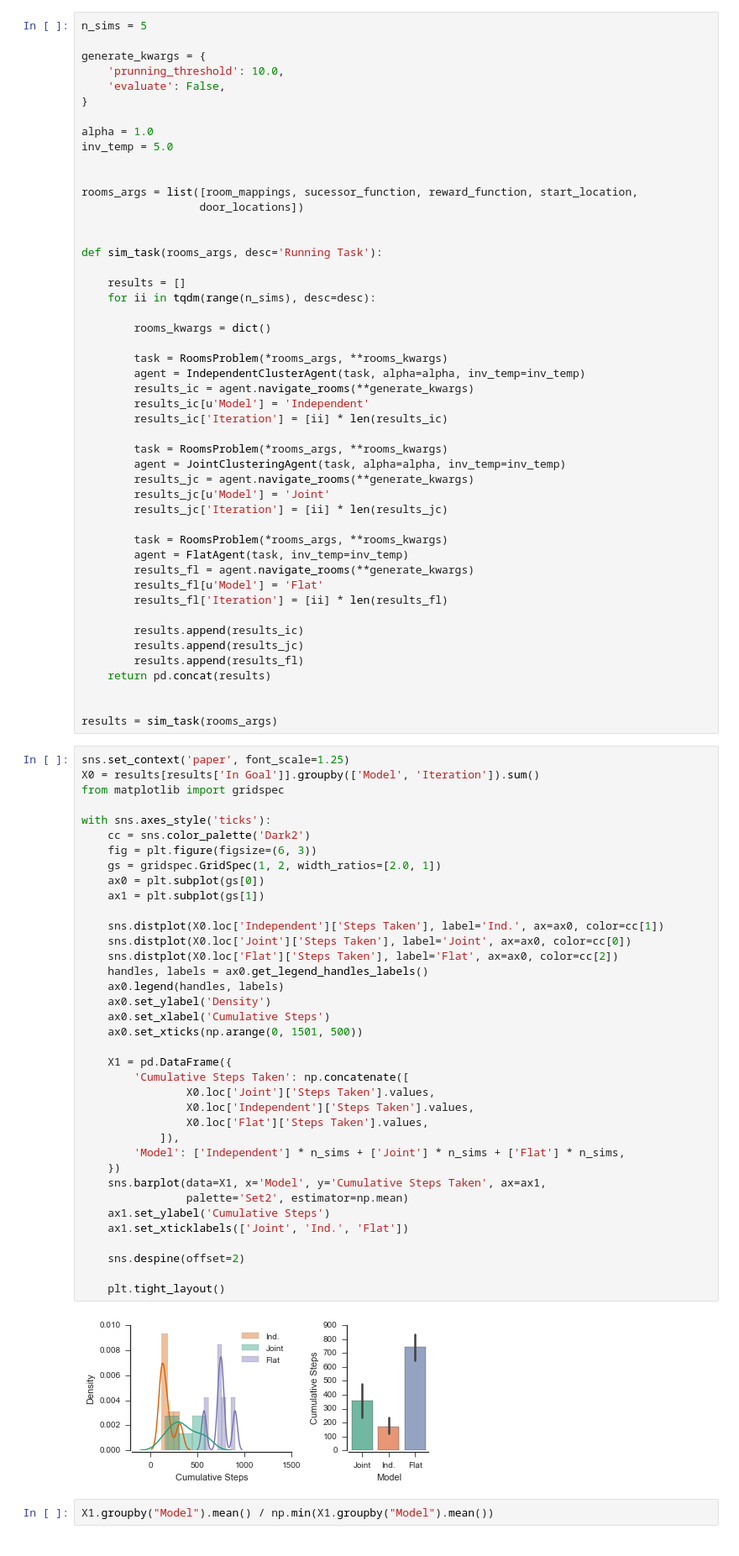
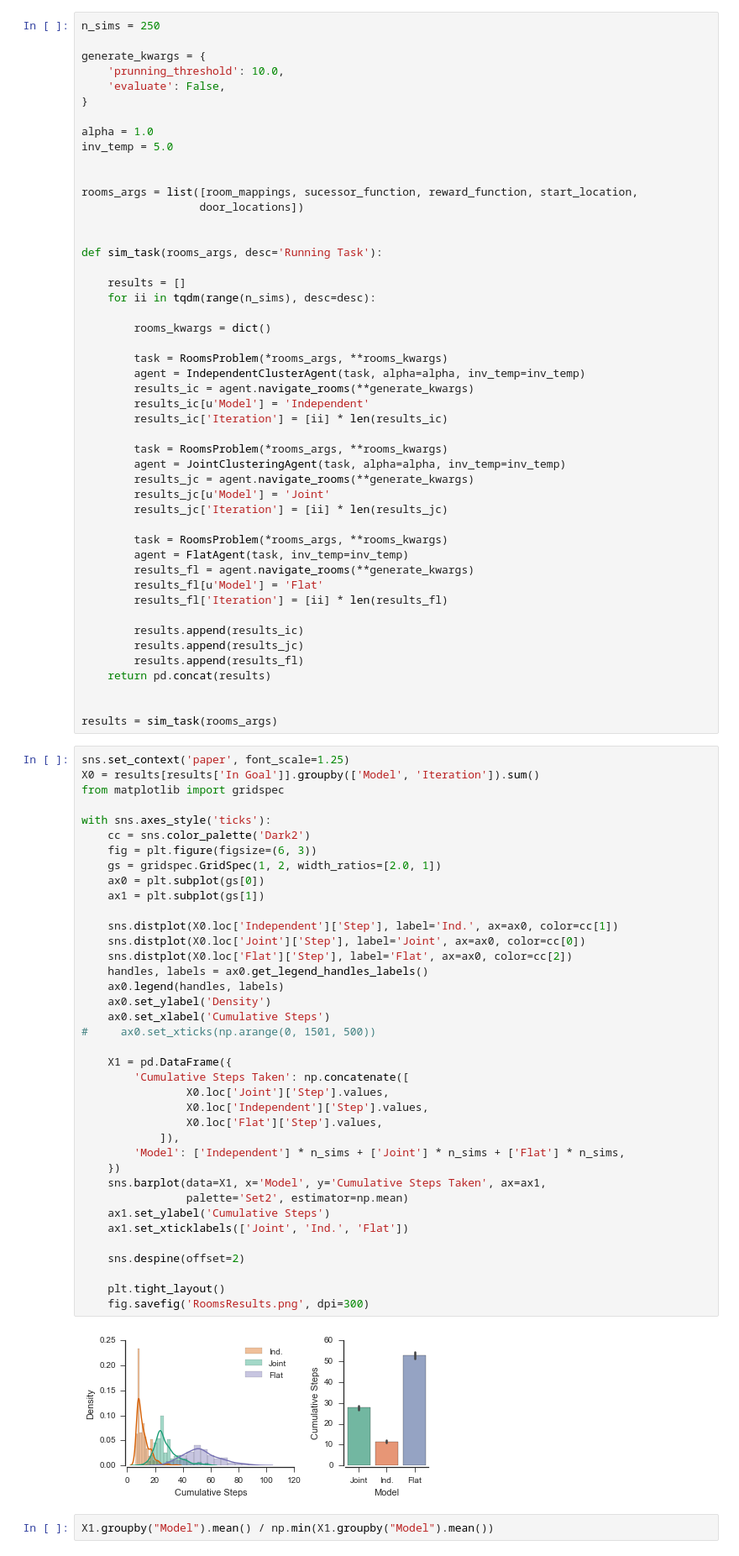
Before and after one commit to nicktfranklin/IndependentClusters, a Jupyter notebook: Rooms Problem.ipynb, the cells around one changed output. Shown at 84% size. Drawn from its saved outputs; the diff is of its cells as text.

```diff
--- a/Rooms Problem.ipynb
+++ b/Rooms Problem.ipynb
@@ -53,7 +53,7 @@ start_location = {r: (0,0) for r in range(9)}
 # make it easy, each door is in the same spot
 door_locations = {r: {'A':(5, 5), 'B':(5, 0), 'C':(0, 5)} for r in range(9)}
 # %%
-n_sims = 5
+n_sims = 250
 
 generate_kwargs = {
     'prunning_threshold': 10.0,
@@ -104,41 +104,42 @@ results = sim_task(rooms_args)
 sns.set_context('paper', font_scale=1.25)
 X0 = results[results['In Goal']].groupby(['Model', 'Iteration']).sum()
 from matplotlib import gridspec
 
 with sns.axes_style('ticks'):
     cc = sns.color_palette('Dark2')
     fig = plt.figure(figsize=(6, 3))
     gs = gridspec.GridSpec(1, 2, width_ratios=[2.0, 1])
     ax0 = plt.subplot(gs[0])
     ax1 = plt.subplot(gs[1])
 
-    sns.distplot(X0.loc['Independent']['Steps Taken'], label='Ind.', ax=ax0, color=cc[1])
-    sns.distplot(X0.loc['Joint']['Steps Taken'], label='Joint', ax=ax0, color=cc[0])
-    sns.distplot(X0.loc['Flat']['Steps Taken'], label='Flat', ax=ax0, color=cc[2])
+    sns.distplot(X0.loc['Independent']['Step'], label='Ind.', ax=ax0, color=cc[1])
+    sns.distplot(X0.loc['Joint']['Step'], label='Joint', ax=ax0, color=cc[0])
+    sns.distplot(X0.loc['Flat']['Step'], label='Flat', ax=ax0, color=cc[2])
     handles, labels = ax0.get_legend_handles_labels()
     ax0.legend(handles, labels)
     ax0.set_ylabel('Density')
     ax0.set_xlabel('Cumulative Steps')
-    ax0.set_xticks(np.arange(0, 1501, 500))
+#     ax0.set_xticks(np.arange(0, 1501, 500))
 
     X1 = pd.DataFrame({
         'Cumulative Steps Taken': np.concatenate([
-                X0.loc['Joint']['Steps Taken'].values,
-                X0.loc['Independent']['Steps Taken'].values,
-                X0.loc['Flat']['Steps Taken'].values,
+                X0.loc['Joint']['Step'].values,
+                X0.loc['Independent']['Step'].values,
+                X0.loc['Flat']['Step'].values,
             ]),
         'Model': ['Independent'] * n_sims + ['Joint'] * n_sims + ['Flat'] * n_sims,
     })
     sns.barplot(data=X1, x='Model', y='Cumulative Steps Taken', ax=ax1,
                 palette='Set2', estimator=np.mean)
     ax1.set_ylabel('Cumulative Steps')
     ax1.set_xticklabels(['Joint', 'Ind.', 'Flat'])
 
     sns.despine(offset=2)
 
     plt.tight_layout()
+    fig.savefig('RoomsResults.png', dpi=300)
 # %% [output]
-[figure, old version]
+[figure, new version]
 # %%
 X1.groupby("Model").mean() / np.min(X1.groupby("Model").mean())
 # %% [output]
```
Also changed, not shown: 6 other files.
